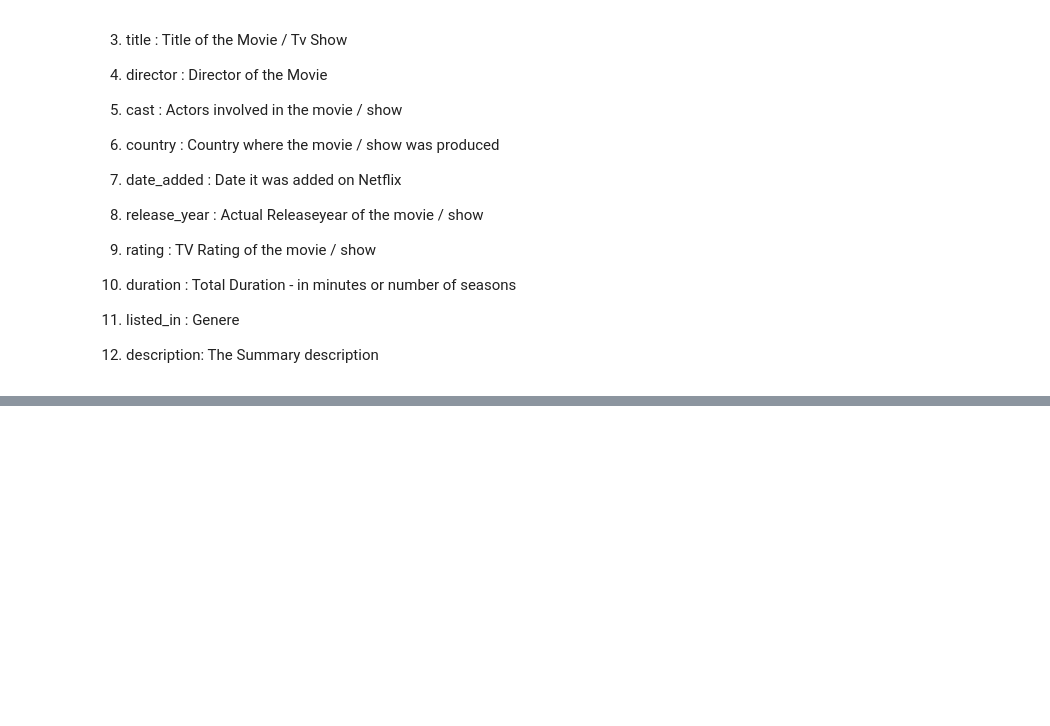
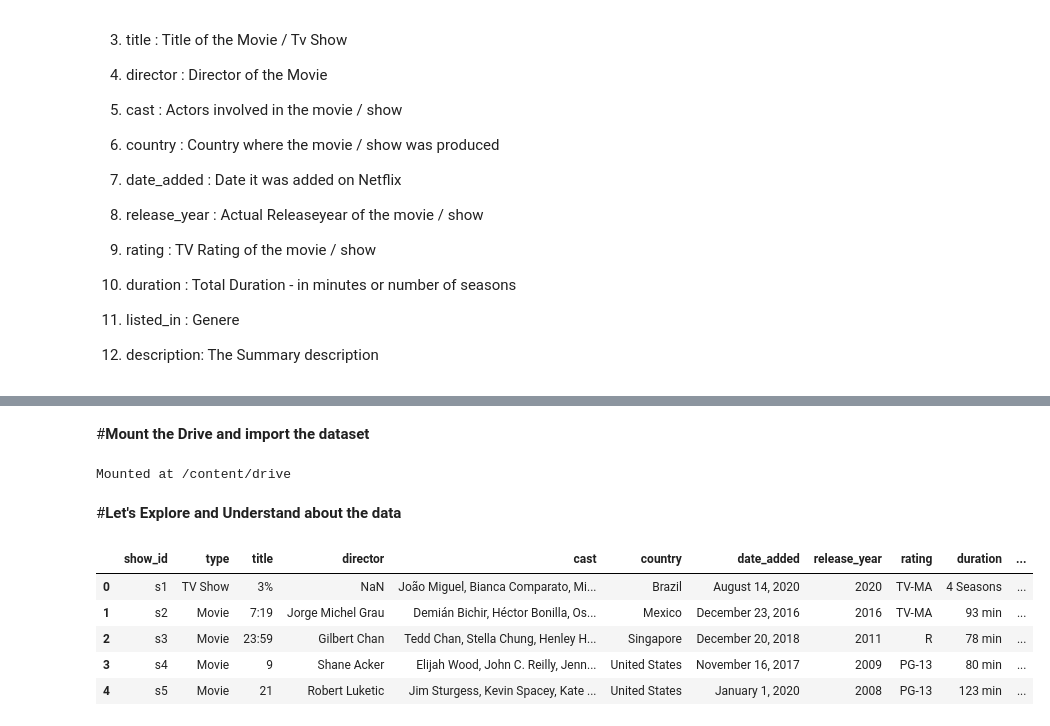
Before and after one commit to sksamima5/Netflix-movies-and-TV-shows-clustering, a Jupyter notebook: NETFLIX_MOVIES_AND_TV_SHOWS_CLUSTERING.ipynb, the cells around one changed output, grey strips where cells are left out. Drawn from its saved outputs; the diff is of its cells as text; code cells hidden in the pictures; blank space fills up the shorter version.

```diff
--- a/NETFLIX_MOVIES_AND_TV_SHOWS_CLUSTERING.ipynb
+++ b/NETFLIX_MOVIES_AND_TV_SHOWS_CLUSTERING.ipynb
@@ -44,0 +147,7 @@ Integrating this dataset with other external datasets such as IMDB ratings, rott
+# %% [markdown]
+#**Mount the Drive and import the dataset**
+# %%
+from google.colab import drive
+drive.mount('/content/drive')
+# %% [output]
+Mounted at /content/drive
@@ -44,0 +156,12 @@ Integrating this dataset with other external datasets such as IMDB ratings, rott
+# %% [markdown]
+#**Let's Explore and Understand about the data**
+# %%
+#checking the top first 5 rows of the data
+netflix.head()
+# %% [output]
+|  | show_id | type | title | director | cast | country | date_added | release_year | rating | duration | ... |
+| 0 | s1 | TV Show | 3% | NaN | João Miguel, Bianca Comparato, Mi... | Brazil | August 14, 2020 | 2020 | TV-MA | 4 Seasons | ... |
+| 1 | s2 | Movie | 7:19 | Jorge Michel Grau | Demián Bichir, Héctor Bonilla, Os... | Mexico | December 23, 2016 | 2016 | TV-MA | 93 min | ... |
+| 2 | s3 | Movie | 23:59 | Gilbert Chan | Tedd Chan, Stella Chung, Henley H... | Singapore | December 20, 2018 | 2011 | R | 78 min | ... |
+| 3 | s4 | Movie | 9 | Shane Acker | Elijah Wood, John C. Reilly, Jenn... | United States | November 16, 2017 | 2009 | PG-13 | 80 min | ... |
+| 4 | s5 | Movie | 21 | Robert Luketic | Jim Sturgess, Kevin Spacey, Kate ... | United States | January 1, 2020 | 2008 | PG-13 | 123 min | ... |
```
Also changed, not shown: parts of 16 cells of this notebook.
